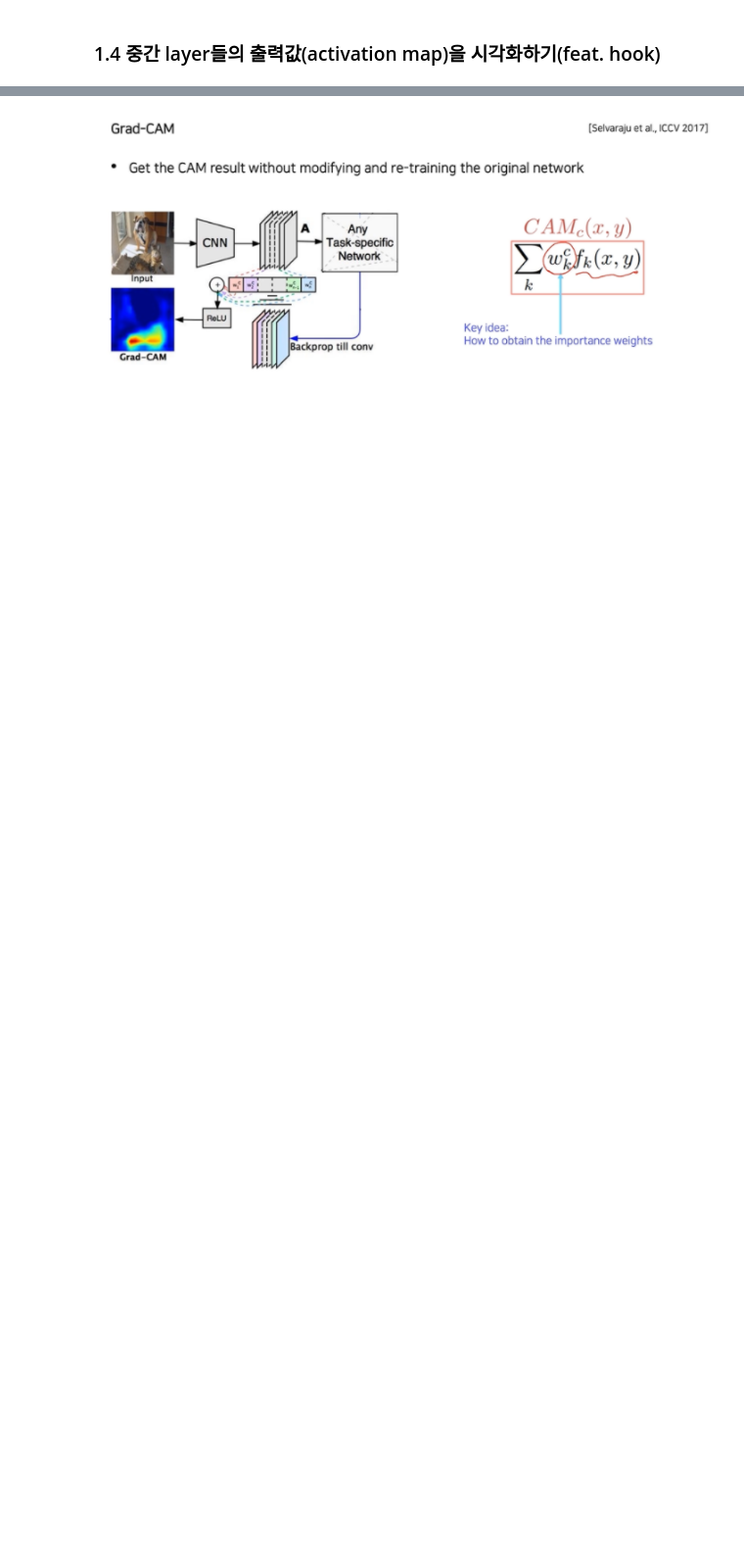
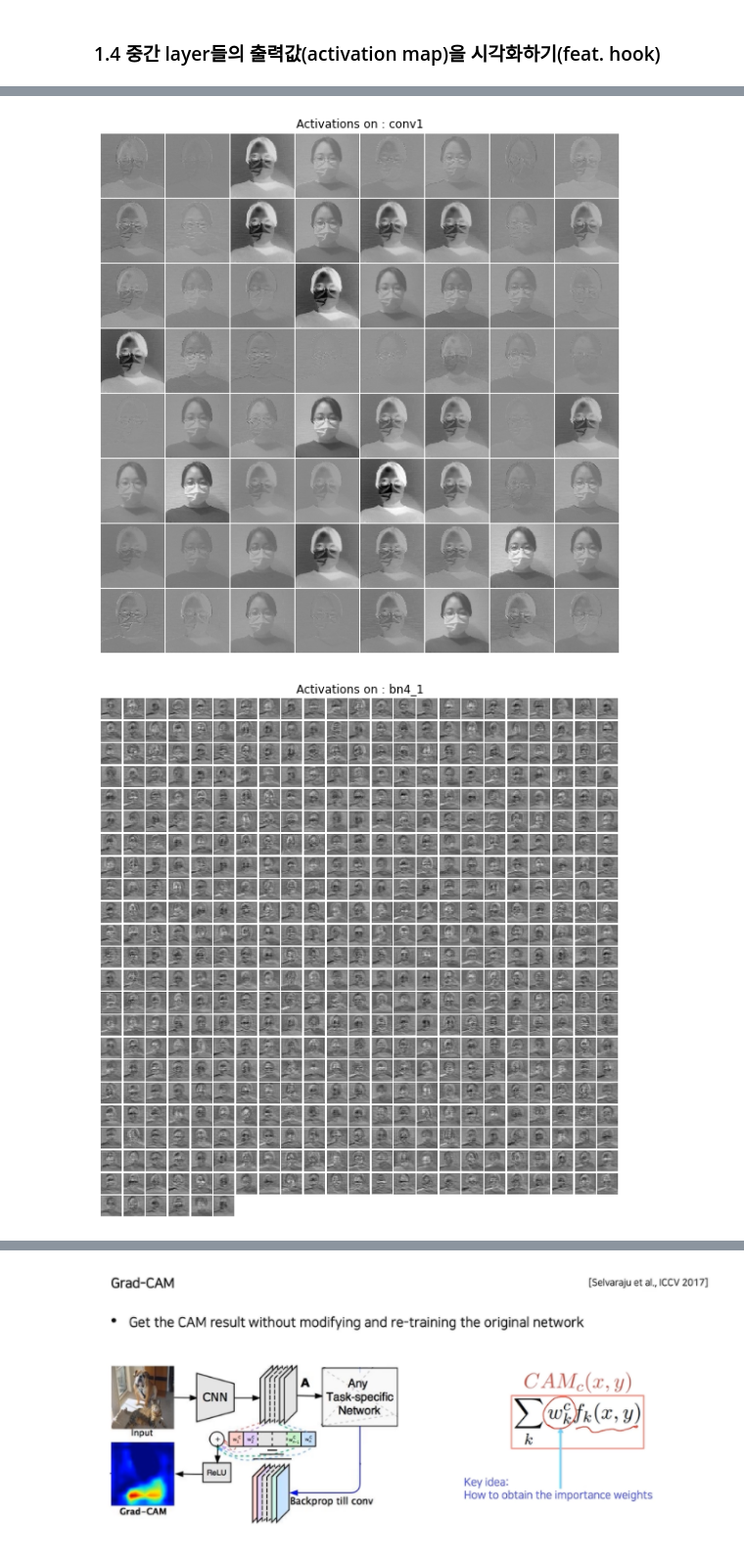
Before and after one commit to hongjourney/Today-I-Learned, a Jupyter notebook: [object_detection] trash detection/Visualization.ipynb, the cells around one changed output, grey strips where cells are left out. Shown at 98% size. Drawn from its saved outputs; the diff is of its cells as text; code cells hidden in the pictures; blank space fills up the shorter version.

```diff
--- a/[object_detection] trash detection/Visualization.ipynb
+++ b/[object_detection] trash detection/Visualization.ipynb
@@ -431,7 +422,9 @@ plot_filters(conv1_filters_data, title="Filters in conv1 layer")
 plot_activations = plot_filters
 # %%
 # hook 함수 정의
+activation_list = []
 def show_activations_hook(name, module, input, output):
     if output.dim() == 4: # torchsummary의 output.dim 참고
+        activation_list.append(output)
         plot_activations(output, f'Activations on : {name}')
 # %%
@@ -442,16 +438,19 @@ def show_activations_hook(name, module, input, output):
 # %%
 model = VGG11Classification()
 model.load_state_dict(torch.load(model_root))
 
 module_list = [model.backbone.conv1, model.backbone.bn4_1, model.backbone.conv5_2]
 module_names = ['conv1', 'bn4_1', 'conv5_2']
 model.double()
 
 from functools import partial
 
 for idx, (name, module) in enumerate(zip(module_names, module_list)):
     hook = partial(show_activations_hook, name) #show_activations에서 name 인자가 들어간 새 함수 정의
     module.register_forward_hook(hook)
 
 
-# _ = model(img)
+_ = model(img)
+# %% [output]
+[figure, added]
+[figure, added]
```
Also changed, not shown: parts of 15 cells of this notebook.
